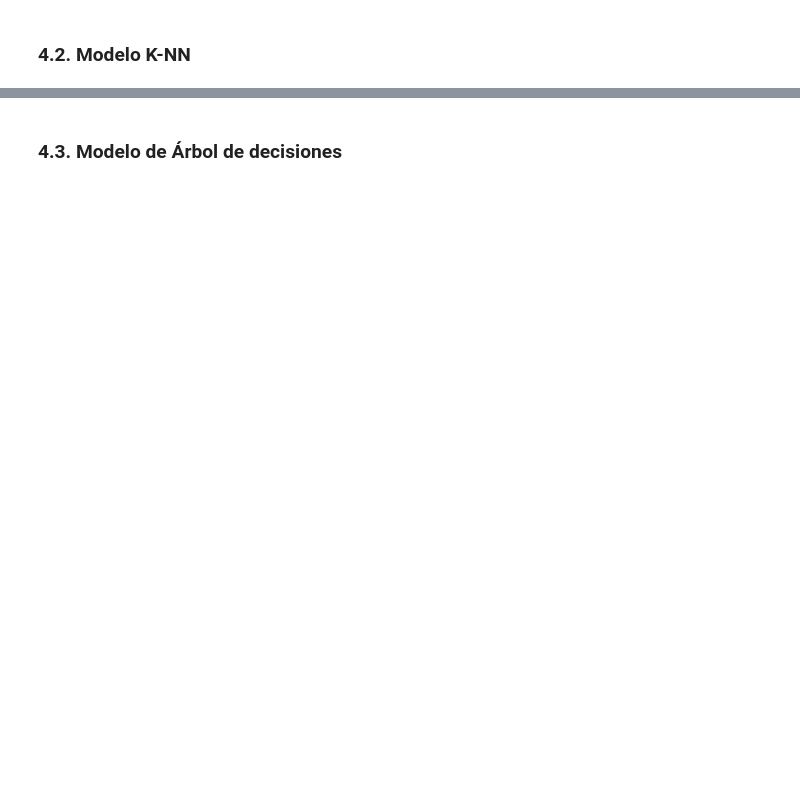
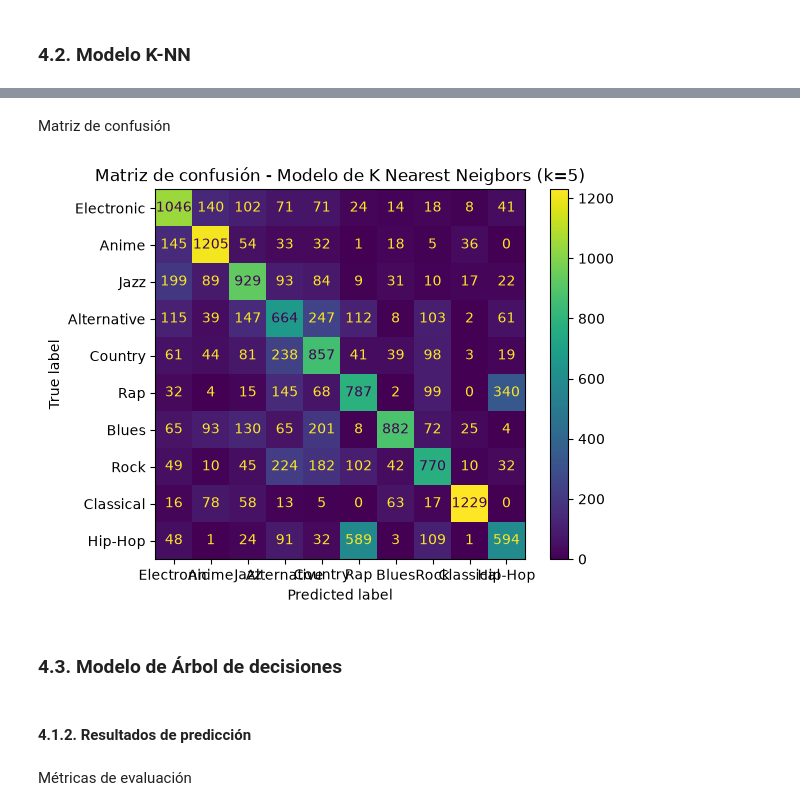
Before and after one commit to ErikAT04/PROYECTO1EVALPIA, a Jupyter notebook: Proyecto1PIA_ErikAmoToquero.ipynb, the cells around one changed output, grey strips where cells are left out. Cells and saved outputs as stored; diff of their text form; code cells hidden in the pictures; blank space fills up the shorter version.

```diff
--- a/Proyecto1PIA_ErikAmoToquero.ipynb
+++ b/Proyecto1PIA_ErikAmoToquero.ipynb
@@ -169,2 +275,7 @@ Y esto nos deja un dataset con la siguiente estructura:
 # %% [markdown]
 ### 4.2. Modelo K-NN
+# %%
+knn = make_pipeline(StandardScaler(), KNeighborsClassifier(n_neighbors=5)).fit(X_train, y_train)
+
+y_pred_knn = knn.predict(X_test)
+y_proba_knn = knn.predict_proba(X_test)
@@ -171,2 +299,10 @@ Y esto nos deja un dataset con la siguiente estructura:
+# %% [markdown]
+Matriz de confusión
+# %%
+ConfusionMatrixDisplay(confusion_matrix(y_test, y_pred_knn), display_labels=generos).plot()
+plt.title("Matriz de confusión - Modelo de K Nearest Neigbors (k=5)")
+plt.show()
+# %% [output]
+[figure, added]
 # %% [markdown]
 ### 4.3. Modelo de Árbol de decisiones
@@ -172,0 +313,4 @@ Y esto nos deja un dataset con la siguiente estructura:
+# %% [markdown]
+#### 4.1.2. Resultados de predicción
+# %% [markdown]
+Métricas de evaluación
```
Also changed, not shown: parts of 46 cells of this notebook.
